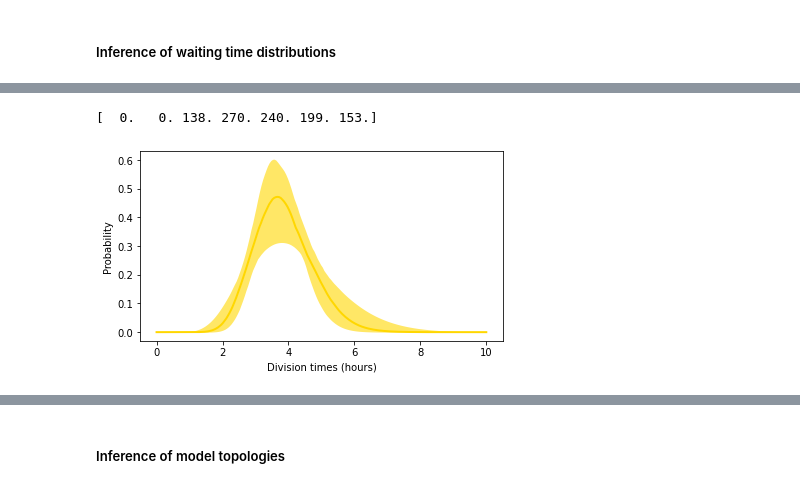
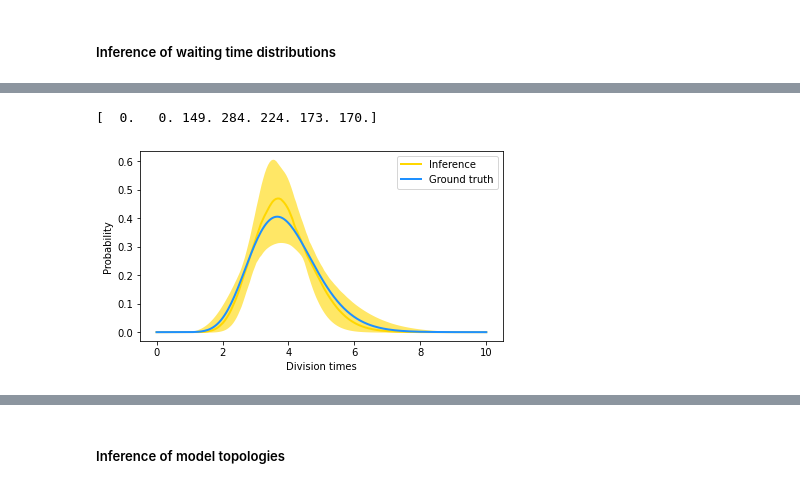
Before and after one commit to mauricelanghinrichs/memocell, a Jupyter notebook: examples/ex03_inferences.ipynb, the cells around one changed output, grey strips where cells are left out. Drawn from its saved outputs; the diff is of its cells as text; code cells hidden in the pictures.

```diff
--- a/examples/ex03_inferences.ipynb
+++ b/examples/ex03_inferences.ipynb
@@ -260,24 +293,34 @@ def waiting_time_distr_samples(times, res, samples, time_max, mprior):
 # %%
-# idea to compute "credible bands" for better visualisation
+# now we use our helper method to obtain 1000
+# posterior samples of the division time distribution
 samples = 1000
-time_max = 10.0
-x = np.linspace(0.0, time_max, num=200)
+times = np.linspace(0.0, 10.0, num=200)
 mprior = None # if None, a uniform model prior is used
 
-pdf_samples = waiting_time_distr_samples(x, est_res, samples, time_max, mprior)
+pdf_samples = waiting_time_distr_samples(times, est_res, samples, mprior)
 # %% [output]
-[  0.   0. 138. 270. 240. 199. 153.]
+[  0.   0. 149. 284. 224. 173. 170.]
 # %%
+# to visualize the posterior waiting time pdf samples
+# we compute the median pdf value (element-wise for
+# each time point) and a 95% credible interval
 y_95_lower = np.percentile(pdf_samples, 2.5, axis=1)
 y_median = np.percentile(pdf_samples, 50.0, axis=1)
 y_95_upper = np.percentile(pdf_samples, 97.5, axis=1)
 
 plt.figure(figsize=(6.5, 3.5))
-plt.fill_between(x, y_95_lower, y_median, color='gold', alpha=0.6, linewidth=0.0, zorder=100)
-plt.fill_between(x, y_median, y_95_upper, color='gold', alpha=0.6, linewidth=0.0, zorder=100)
-plt.plot(x, y_median, color='gold', lw=2, zorder=200)
+plt.fill_between(times, y_95_lower, y_median, color='gold', alpha=0.6, linewidth=0.0, zorder=100)
+plt.fill_between(times, y_median, y_95_upper, color='gold', alpha=0.6, linewidth=0.0, zorder=100)
+plt.plot(times, y_median, color='gold', lw=2, zorder=200, label='Inference')
+
+# we know the ground truth model and hence also the
+# waiting time pdf; even from this sparse snapshot
+# data, memocell recovers a quite good estimate
+plt.plot(times, stats.gamma.pdf(times, a=15, scale=1.0/(15*0.255)),
+         color='dodgerblue', lw=2, zorder=200, label='Ground truth')
 
 plt.ylabel('Probability')
-plt.xlabel('Division times (hours)');
+plt.xlabel('Division times')
+plt.legend();
 # %% [output]
-[figure, old version]
+[figure, new version]
```
Also changed, not shown: parts of 19 cells of this notebook, 2 other files.
